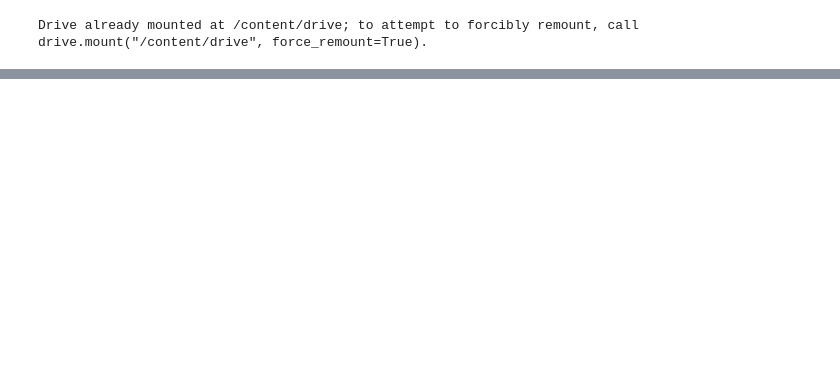
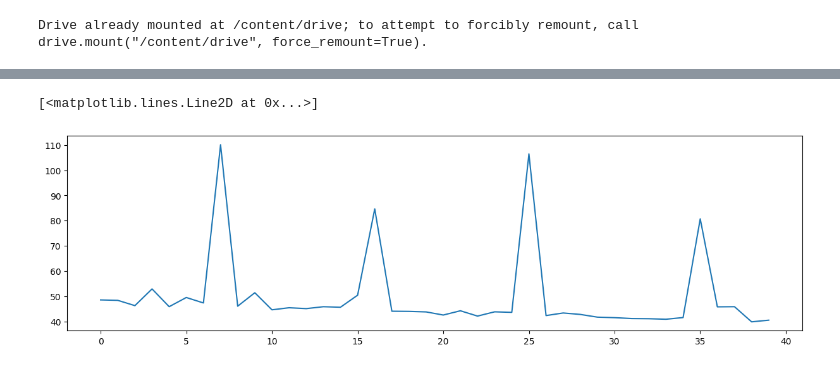
Before and after one commit to satou409/SIGNATE-.ipynb, a Jupyter notebook: SIGNATEお弁当.ipynb, the cells around one changed output, grey strips where cells are left out. Cells and saved outputs as stored; diff of their text form; code cells hidden in the pictures; blank space fills up the shorter version.

```diff
--- a/SIGNATEお弁当.ipynb
+++ b/SIGNATEお弁当.ipynb
@@ -353,0 +99,10 @@ plt.show()
+# %%
+import matplotlib.pyplot as plt # Import matplotlib.pyplot
+
+model1, model2 = learning(trainX,y_train)
+pred = model1.predict(testX["days"].values.reshape(-1,1)) + model2.predict(testX.iloc[:,~testX.columns.str.match("y")])
+plt.figure(figsize=(15,4))
+plt.plot(pred)
+# %% [output]
+[<matplotlib.lines.Line2D at 0x...>]
+[figure, added]
```
Also changed, not shown: parts of 28 cells of this notebook.
